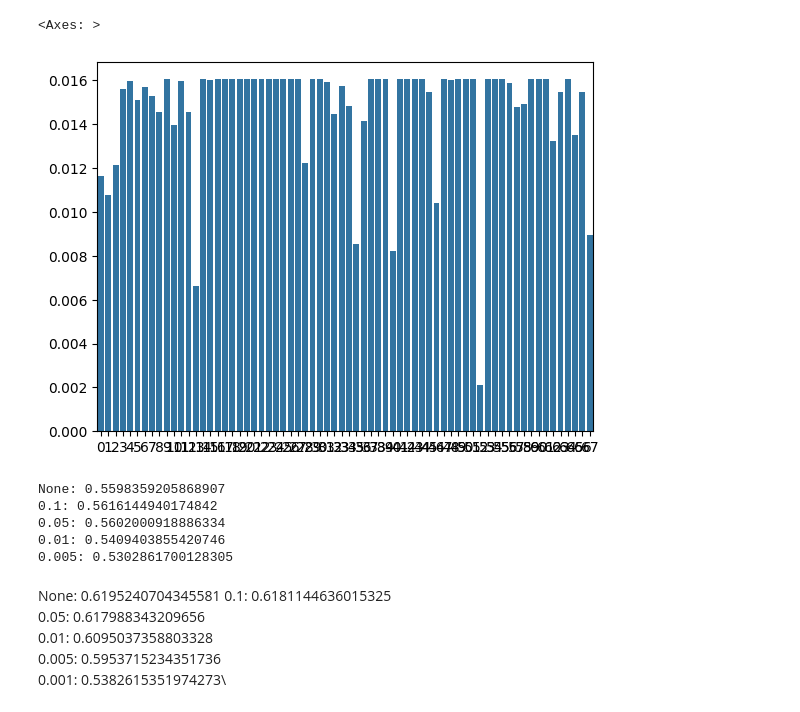
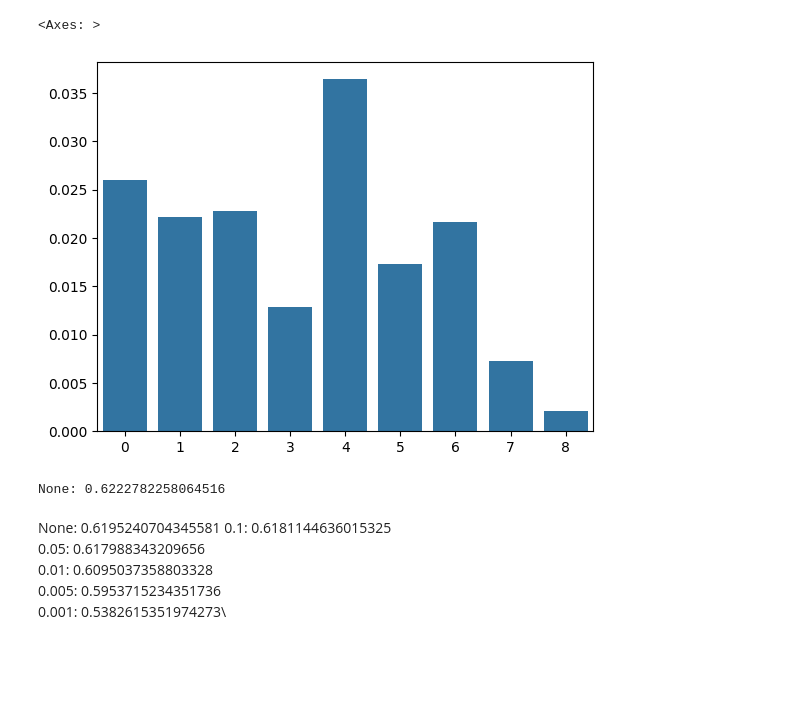
Before and after one commit to kramerlab/FeatureWeightDebiasing, a Jupyter notebook: src/develop_feature_weighting.ipynb, the cells around one changed output. Cells and saved outputs as stored; diff of their text form; code cells hidden in the pictures; blank space fills up the shorter version.

```diff
--- a/src/develop_feature_weighting.ipynb
+++ b/src/develop_feature_weighting.ipynb
@@ -19,5 +19,5 @@ To enable the following instructions: AVX2 FMA, in other operations, rebuild Ten
 # %%
-df, columns, target = load_folktables_income_data()
+df, columns, target = load_breast_cancer_data()
 df[columns] = StandardScaler().fit_transform(df[columns])
 # N = df[df["label"] == 1]
 # R = df[df["label"] == 0]
@@ -26,7 +26,7 @@ N, R, T = sample_with_test_set(
            df,
            target,
            train_fraction=0.5,
-           bias_fraction=0.4,
+           bias_fraction=0.1,
            test_fraction=0.1,
            columns=columns,
        )
@@ -36,10 +36,10 @@ dropped_N = N.copy().reset_index(drop=True)
 drop_ids, feature_importance_cv = mrs(dropped_N, R, columns, class_weights="balanced", random_state=5, drop=20)
 # %%
 feature_weights = compute_feature_weights_with_temperature(0.01, feature_importance_cv)
-sns.barplot(feature_weights)
+sns.barplot(feature_importance_cv)
 # %% [output]
 <Axes: >
-[figure, old version]
+[figure, new version]
 # %%
 seed = 5
 max_features = "sqrt"
@@ -70,11 +70,7 @@ for i, budget in enumerate(budgets):
    )
    print(f"{budget}: {auroc}")
 # %% [output]
-None: 0.5598359205868907
-0.1: 0.5616144940174842
-0.05: 0.5602000918886334
-0.01: 0.5409403855420746
-0.005: 0.5302861700128305
+None: 0.6222782258064516
 # %% [markdown]
 None: 0.6195240704345581
 0.1: 0.6181144636015325\
```
Also changed, not shown: parts of 3 cells of this notebook, 3 other files.
